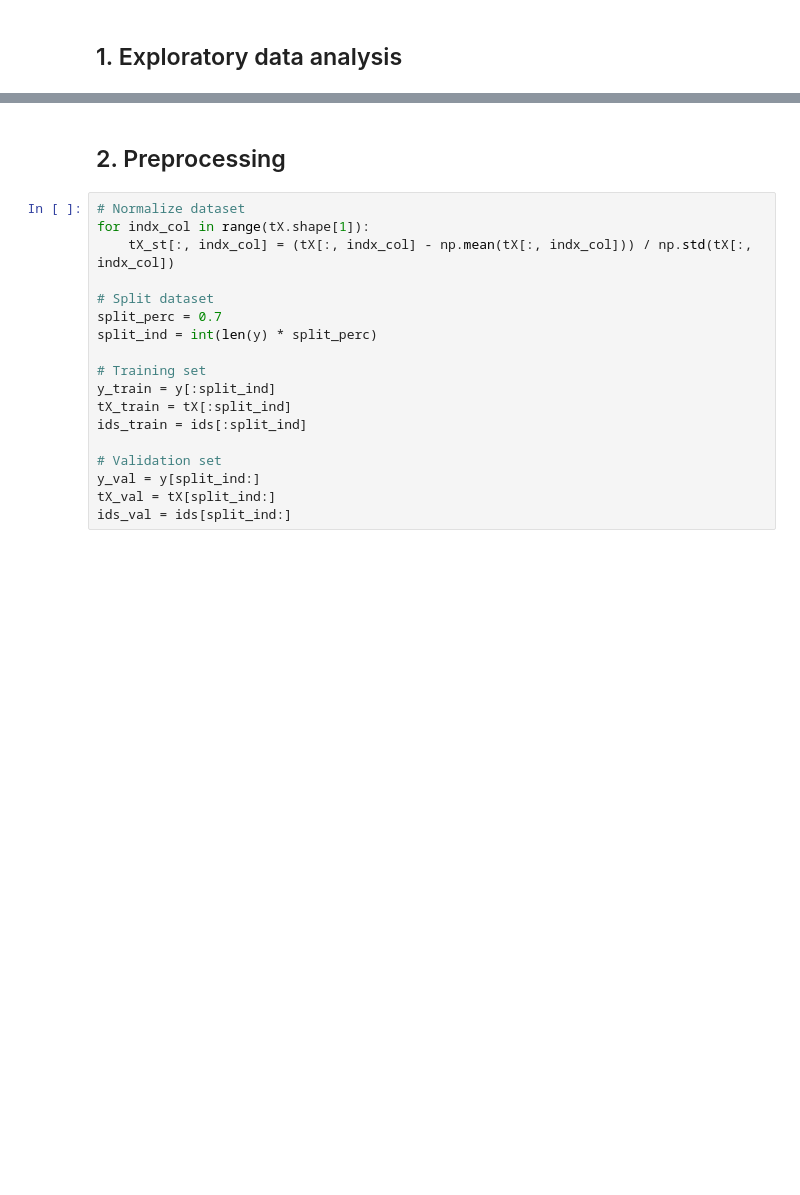
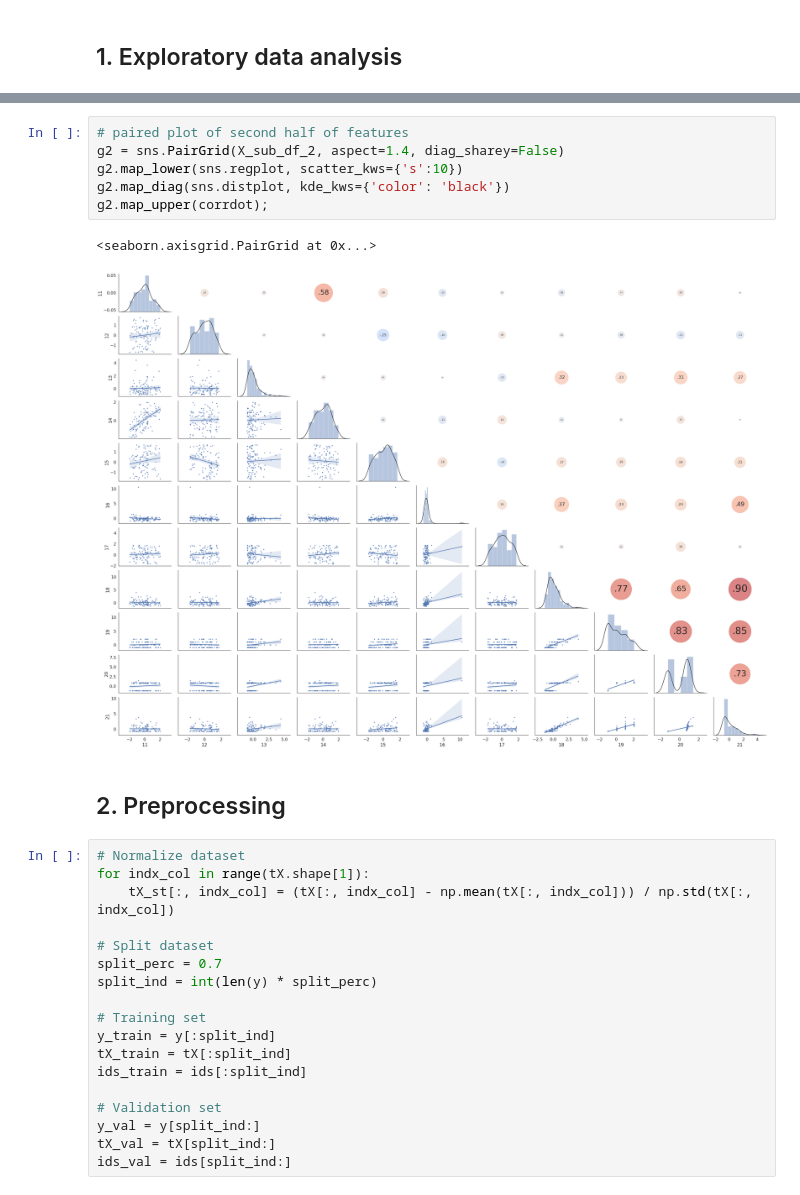
Before and after one commit to xavoliva6/ml-higgs-boson, a Jupyter notebook: project1/scripts/project1.ipynb, the cells around one changed output, grey strips where cells are left out. Saved outputs shown, nothing was run; the diff lists cells and outputs as text; blank space fills up the shorter version.

```diff
--- a/project1/scripts/project1.ipynb
+++ b/project1/scripts/project1.ipynb
@@ -122,3 +77,12 @@ NameError: name 'tX_plot' is not defined
+# %%
+# paired plot of second half of features
+g2 = sns.PairGrid(X_sub_df_2, aspect=1.4, diag_sharey=False)
+g2.map_lower(sns.regplot, scatter_kws={'s':10})
+g2.map_diag(sns.distplot, kde_kws={'color': 'black'})
+g2.map_upper(corrdot);
+# %% [output]
+<seaborn.axisgrid.PairGrid at 0x...>
+[figure, added]
 # %% [markdown]
 ## 2. Preprocessing
 # %%
```
Also changed, not shown: parts of 14 cells of this notebook, 1 other file.
